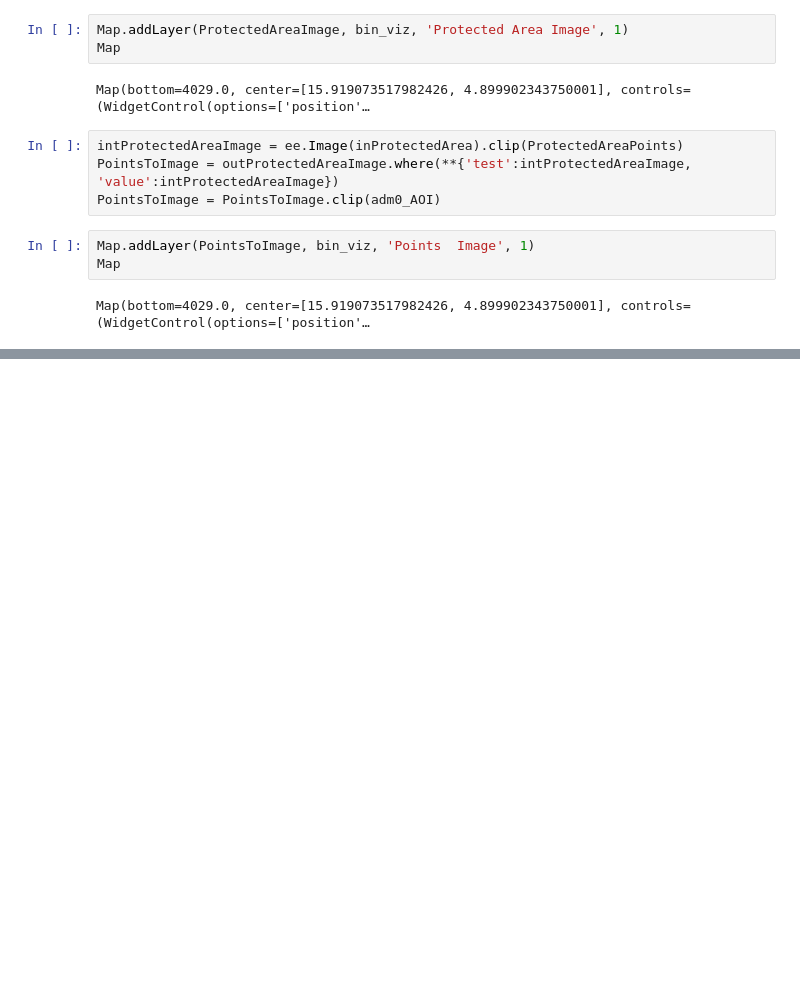
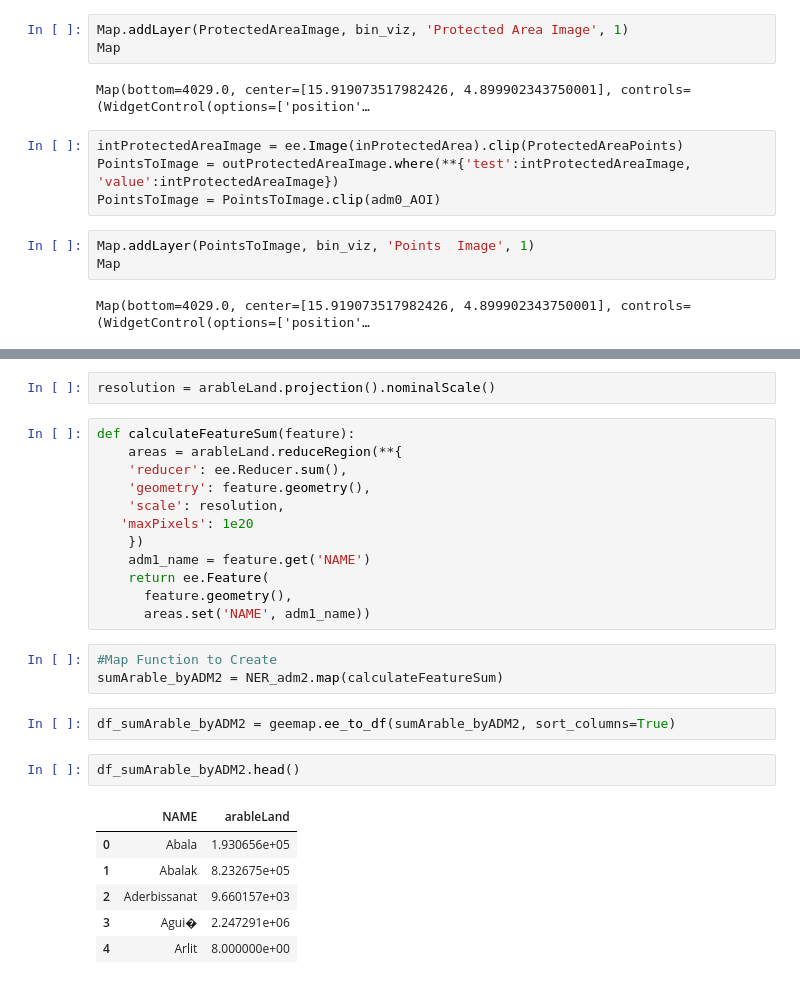
Before and after one commit to Abson-dev/-IFPRI--Calculate-Productive-Agriculture, a Jupyter notebook: Niger_Arable_Land.ipynb, the cells around one changed output, grey strips where cells are left out. Drawn from its saved outputs; the diff is of its cells as text; blank space fills up the shorter version.

```diff
--- a/Niger_Arable_Land.ipynb
+++ b/Niger_Arable_Land.ipynb
@@ -280,0 +266,28 @@ m
+# %%
+resolution = arableLand.projection().nominalScale()
+# %%
+def calculateFeatureSum(feature):
+    areas = arableLand.reduceRegion(**{
+    'reducer': ee.Reducer.sum(),
+    'geometry': feature.geometry(),
+    'scale': resolution,
+   'maxPixels': 1e20
+    })
+    adm1_name = feature.get('NAME')
+    return ee.Feature(
+      feature.geometry(),
+      areas.set('NAME', adm1_name))
+# %%
+#Map Function to Create
+sumArable_byADM2 = NER_adm2.map(calculateFeatureSum)
+# %%
+df_sumArable_byADM2 = geemap.ee_to_df(sumArable_byADM2, sort_columns=True)
+# %%
+df_sumArable_byADM2.head()
+# %% [output]
+|  | NAME | arableLand |
+| 0 | Abala | 1.930656e+05 |
+| 1 | Abalak | 8.232675e+05 |
+| 2 | Aderbissanat | 9.660157e+03 |
+| 3 | Agui� | 2.247291e+06 |
+| 4 | Arlit | 8.000000e+00 |
```
Also changed, not shown: parts of 10 cells of this notebook.
